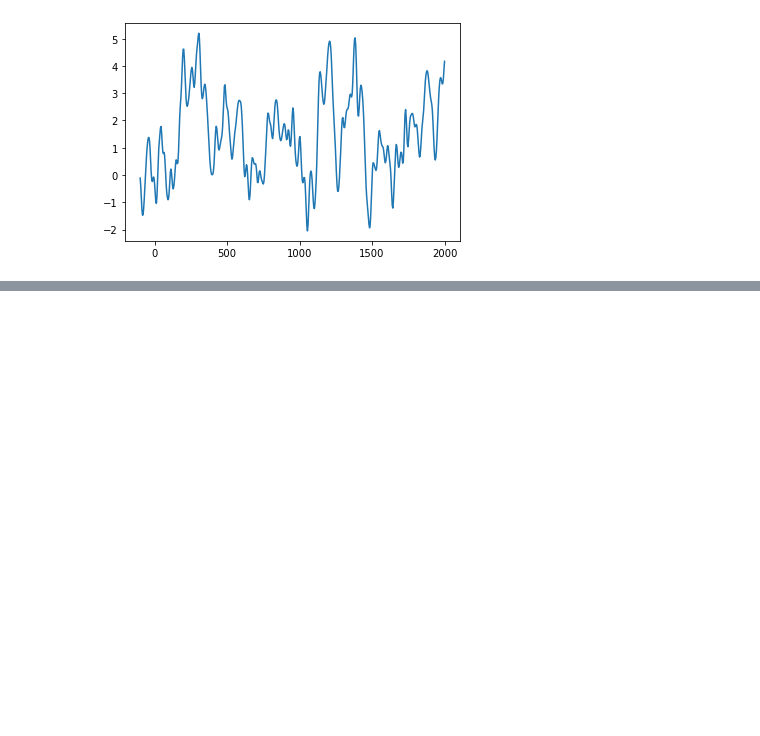
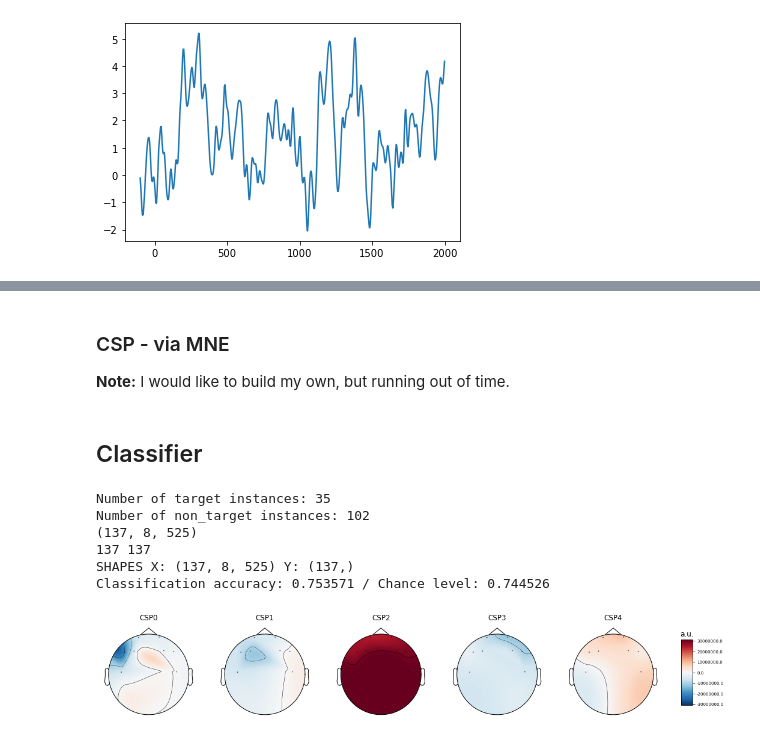
Before and after one commit to Surfincolin/hey-brain, a Jupyter notebook: heybrain/ERP_Classification.ipynb, the cells around one changed output, grey strips where cells are left out. Drawn from its saved outputs; the diff is of its cells as text; code cells hidden in the pictures; blank space fills up the shorter version.

```diff
--- a/heybrain/ERP_Classification.ipynb
+++ b/heybrain/ERP_Classification.ipynb
@@ -190,0 +264,69 @@ ax2.legend(loc='upper right')
+# %% [markdown]
+### CSP - via MNE
+**Note:** I would like to build my own, but running out of time.
+# %% [markdown]
+## Classifier
+# %%
+from mne import Epochs, pick_types, events_from_annotations
+from mne.channels import make_standard_montage
+from mne.io import concatenate_raws, read_raw_edf
+from mne.datasets import eegbci
+from mne.decoding import CSP
+import mne
+mne.set_log_level(verbose=False)
+
+ch_types = ['eeg'] * len(channels)
+info = mne.create_info(ch_names=channels, sfreq=fs, ch_types=ch_types)
+raw = mne.io.RawArray(sorted_data[1:9], info)
+montage = make_standard_montage('standard_1020')
+raw.set_montage(montage)
+
+# 1:say, 2:think, 3:visualize, 4:talking
+trgt_ev = 2
+# epochs = np.array(epoched_data)
+non_target = epochs[np.where(events[:,2] != trgt_ev)]
+target = epochs[np.where(events[:,2] == trgt_ev)]
+
+print('Number of target instances:', len(target))
+print('Number of non_target instances:', len(non_target))
+
+Y = np.zeros(len(epochs))
+Y[np.where(events[:,2] == trgt_ev)] = 1
+print(epochs.shape)
+print(len(epochs), len(Y))
+
+i_pos = np.array(range(len(epochs)))
+np.random.seed(22)
+np.random.shuffle(i_pos)
+X_shuffled = [epochs[i] for i in i_pos]
+Y_shuffled = [Y[i] for i in i_pos]
+X_shuffled = np.array(X_shuffled)
+Y_shuffled = np.array(Y_shuffled)
+print('SHAPES X:', X_shuffled.shape, 'Y:', Y_shuffled.shape)
+
+scores = []
+cv = ShuffleSplit(10, test_size=0.2, random_state=22)
+cv_split = cv.split(X_shuffled)
+
+lda = LinearDiscriminantAnalysis()
+csp = CSP(n_components=5, reg=None, log=False, norm_trace=False)
+
+clf = Pipeline([('CSP', csp), ('LDA', lda)])
+scores = cross_val_score(clf, X_shuffled, Y_shuffled, cv=cv, n_jobs=-1)
+
+
+class_balance = np.mean(Y_shuffled == Y_shuffled[0])
+class_balance = max(class_balance, 1. - class_balance)
+print('Classification accuracy: %f / Chance level: %f' % (np.mean(scores), class_balance))
+
+csp.fit_transform(epochs, Y)
+
+fig = csp.plot_patterns(raw.info, size=1.8, res=144)
+# %% [output]
+Number of target instances: 35
+Number of non_target instances: 102
+(137, 8, 525)
+137 137
+SHAPES X: (137, 8, 525) Y: (137,)
+Classification accuracy: 0.753571 / Chance level: 0.744526
+[figure, added]
```
Also changed, not shown: parts of 11 cells of this notebook, 2 other files.
